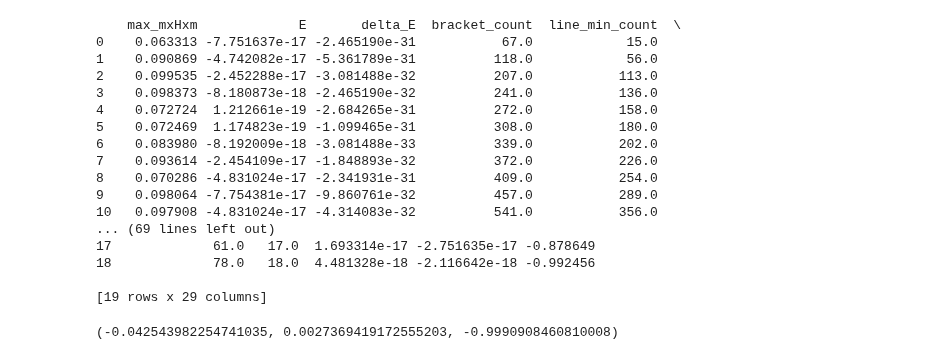
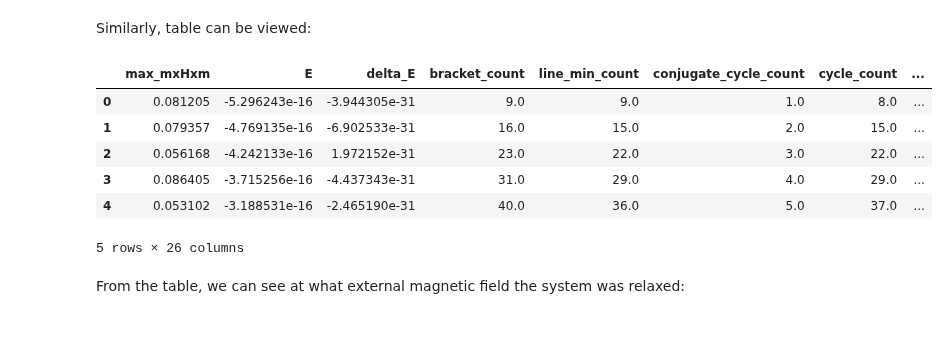
Before and after one commit to ubermag/oommfc, a Jupyter notebook: dev/hysteresis.ipynb, the cells around one changed output. Cells and saved outputs as stored; diff of their text form; code cells hidden in the pictures; blank space fills up the shorter version.

```diff
--- a/dev/hysteresis.ipynb
+++ b/dev/hysteresis.ipynb
@@ -42,24 +52,14 @@ Running OOMMF (ExeOOMMFRunner) [2020/12/31 20:45]... (1.5 s)
+# %% [markdown]
+Similarly, table can be viewed:
 # %%
-system.table
+system.table.data.head()
 # %% [output]
+|  | max_mxHxm | E | delta_E | bracket_count | line_min_count | conjugate_cycle_count | cycle_count | ... |
+| 0 | 0.081205 | -5.296243e-16 | -3.944305e-31 | 9.0 | 9.0 | 1.0 | 8.0 | ... |
+| 1 | 0.079357 | -4.769135e-16 | -6.902533e-31 | 16.0 | 15.0 | 2.0 | 15.0 | ... |
+| 2 | 0.056168 | -4.242133e-16 | 1.972152e-31 | 23.0 | 22.0 | 3.0 | 22.0 | ... |
+| 3 | 0.086405 | -3.715256e-16 | -4.437343e-31 | 31.0 | 29.0 | 4.0 | 29.0 | ... |
+| 4 | 0.053102 | -3.188531e-16 | -2.465190e-31 | 40.0 | 36.0 | 5.0 | 37.0 | ... |
-    max_mxHxm             E       delta_E  bracket_count  line_min_count  \
-0    0.063313 -7.751637e-17 -2.465190e-31           67.0            15.0
-1    0.090869 -4.742082e-17 -5.361789e-31          118.0            56.0
-2    0.099535 -2.452288e-17 -3.081488e-32          207.0           113.0
-3    0.098373 -8.180873e-18 -2.465190e-32          241.0           136.0
-4    0.072724  1.212661e-19 -2.684265e-31          272.0           158.0
-5    0.072469  1.174823e-19 -1.099465e-31          308.0           180.0
-6    0.083980 -8.192009e-18 -3.081488e-33          339.0           202.0
-7    0.093614 -2.454109e-17 -1.848893e-32          372.0           226.0
-8    0.070286 -4.831024e-17 -2.341931e-31          409.0           254.0
-9    0.098064 -7.754381e-17 -9.860761e-32          457.0           289.0
-10   0.097908 -4.831024e-17 -4.314083e-32          541.0           356.0
-... (69 lines left out)
-17             61.0   17.0  1.693314e-17 -2.751635e-17 -0.878649
-18             78.0   18.0  4.481328e-18 -2.116642e-18 -0.992456
-
-[19 rows x 29 columns]
+5 rows × 26 columns
-# %%
-system.m.orientation((-20e-9, 0, 0))
-# %% [output]
-(-0.042543982254741035, 0.0027369419172555203, -0.9990908460810008)
+# %% [markdown]
+From the table, we can see at what external magnetic field the system was relaxed:
```
Also changed, not shown: parts of 39 cells of this notebook, 3 other files.
